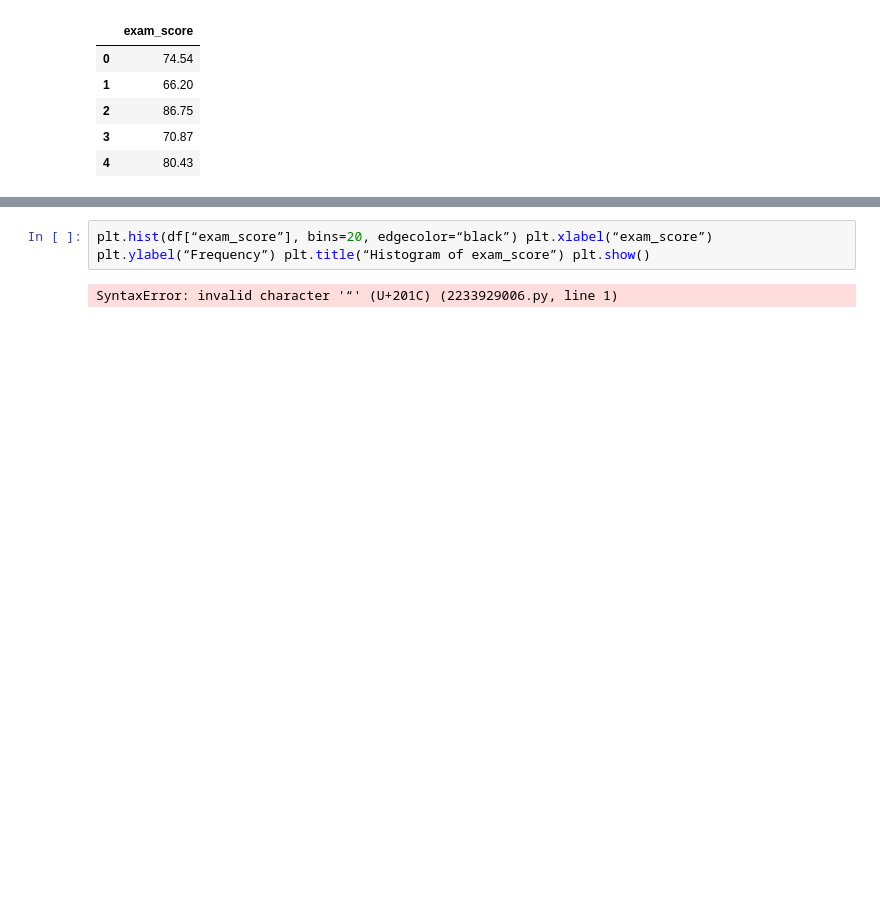
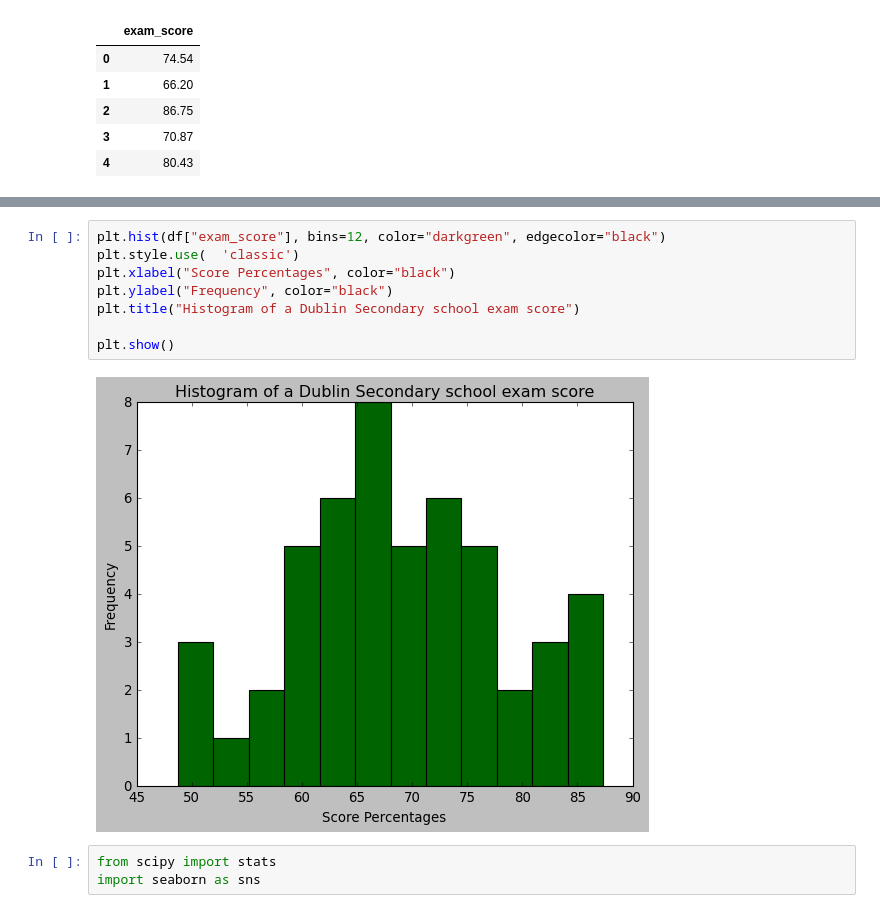
Before and after one commit to navchaa0510/S-tech-CA2, a Jupyter notebook: Statistical Techniques ~CA2 Navchaa Jargalsaikhan.ipynb, the cells around one changed output, grey strips where cells are left out. Cells and saved outputs as stored; diff of their text form; blank space fills up the shorter version.

```diff
--- a/Statistical Techniques ~CA2 Navchaa Jargalsaikhan.ipynb
+++ b/Statistical Techniques ~CA2 Navchaa Jargalsaikhan.ipynb
@@ -17,4 +63,13 @@ df.head()
 # %%
-plt.hist(df[“exam_score”], bins=20, edgecolor=“black”) plt.xlabel(“exam_score”) plt.ylabel(“Frequency”) plt.title(“Histogram of exam_score”) plt.show()
+plt.hist(df["exam_score"], bins=12, color="darkgreen", edgecolor="black")
+plt.style.use(  'classic')
+plt.xlabel("Score Percentages", color="black")
+plt.ylabel("Frequency", color="black")
+plt.title("Histogram of a Dublin Secondary school exam score")
+
+plt.show()
 # %% [output]
-SyntaxError: invalid character '“' (U+201C) (2233929006.py, line 1)
+[figure, added]
+# %%
+from scipy import stats
+import seaborn as sns
```
Also changed, not shown: parts of 11 cells of this notebook.
